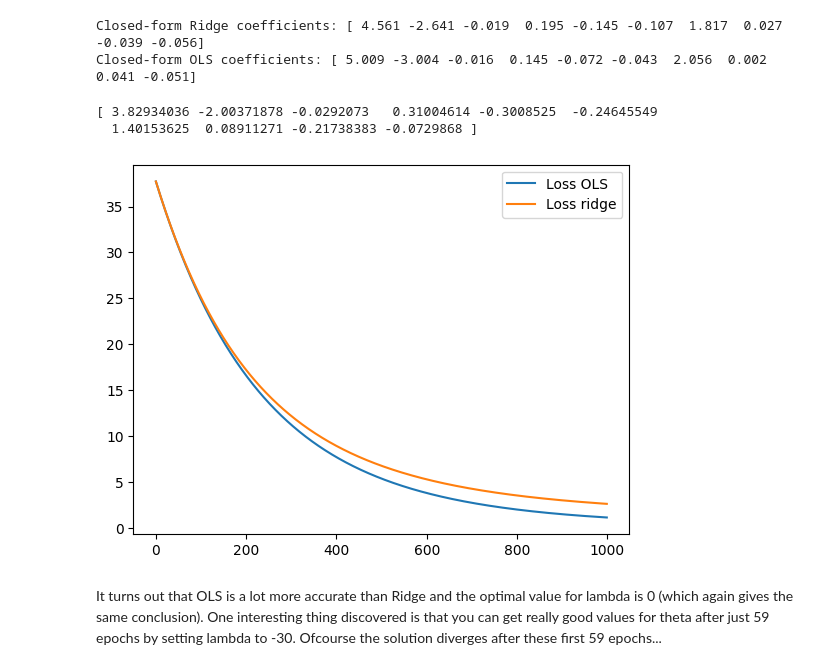
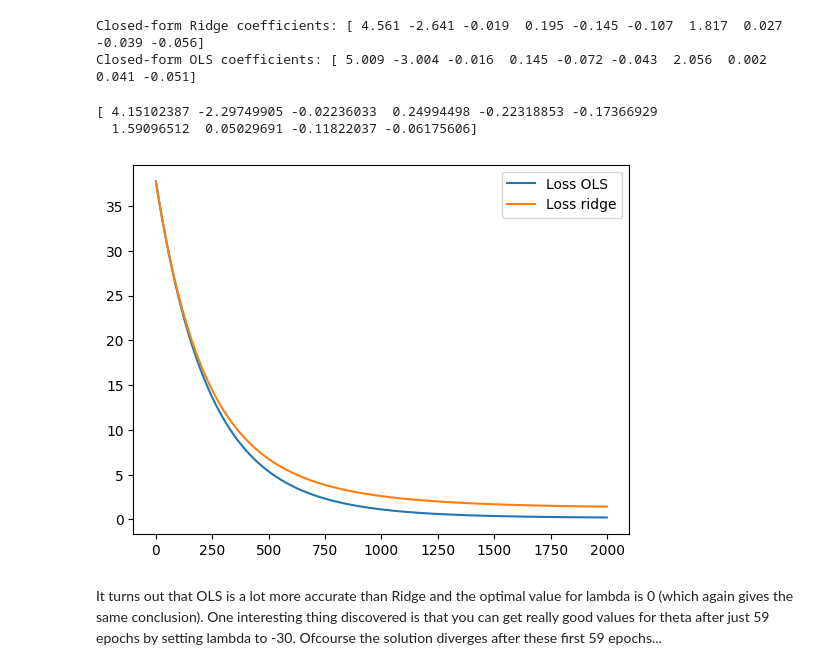
Before and after one commit to m-a-x-98/Fys-stk3155Exercises, a Jupyter notebook: exercisesweek37.ipynb, the cells around one changed output. Drawn from its saved outputs; the diff is of its cells as text; code cells hidden in the pictures.

```diff
--- a/exercisesweek37.ipynb
+++ b/exercisesweek37.ipynb
@@ -308,37 +308,37 @@ class GradientDescent:
         for t in range(self._epoch):
             grad_OLS = self.gOLS(self.theta_gdOLS)
             grad_Ridge = self.gRidge(self.theta_gdRidge, 0.2)
 
             self.theta_gdOLS = self.theta_gdOLS - self._learningRate * grad_OLS
 
             self.theta_gdRidge = self.theta_gdRidge - self._learningRate * grad_Ridge
             if computeMSE:
                 MSEValsOLS.append(self.MSE(X@self.theta_gdOLS, testData))
                 MSEValsRidge.append(self.MSE(X@self.theta_gdRidge, testData))
 
             if (np.abs(self._learningRate * grad_Ridge).all() < stopValue): break
 
         print(self.theta_gdRidge)
         self.plot(MSEValsOLS, MSEValsRidge)
 
     def MSE(self, x, y):
         return np.sum((x - y)**2) / x.shape[0]
 
     def plot(self, mseOLS : list, mseRidge : list):
         x_vals = range(len(mseOLS))
         plt.plot(x_vals, mseOLS, label="Loss OLS")
         plt.plot(x_vals, mseRidge, label="Loss ridge")
         plt.legend()
         plt.show()
 
 
-gd = GradientDescent(1000, 0.001)
+gd = GradientDescent(2000, 0.001)
 gd.initWegihts()
 gd.descend(testData = y)
 # %% [output]
-[ 3.82934036 -2.00371878 -0.0292073   0.31004614 -0.3008525  -0.24645549
-  1.40153625  0.08911271 -0.21738383 -0.0729868 ]
+[ 4.15102387 -2.29749905 -0.02236033  0.24994498 -0.22318853 -0.17366929
+  1.59096512  0.05029691 -0.11822037 -0.06175606]
-[figure, old version]
+[figure, new version]
 # %% [markdown]
 It turns out that OLS is a lot more accurate than Ridge and the optimal value for lambda is 0 (which again gives the same conclusion).
 One interesting thing discovered is that you can get really good values for theta after just 59 epochs by setting lambda to -30. Ofcourse the solution diverges after these first 59 epochs...
```
Also changed, not shown: 2 other files.
